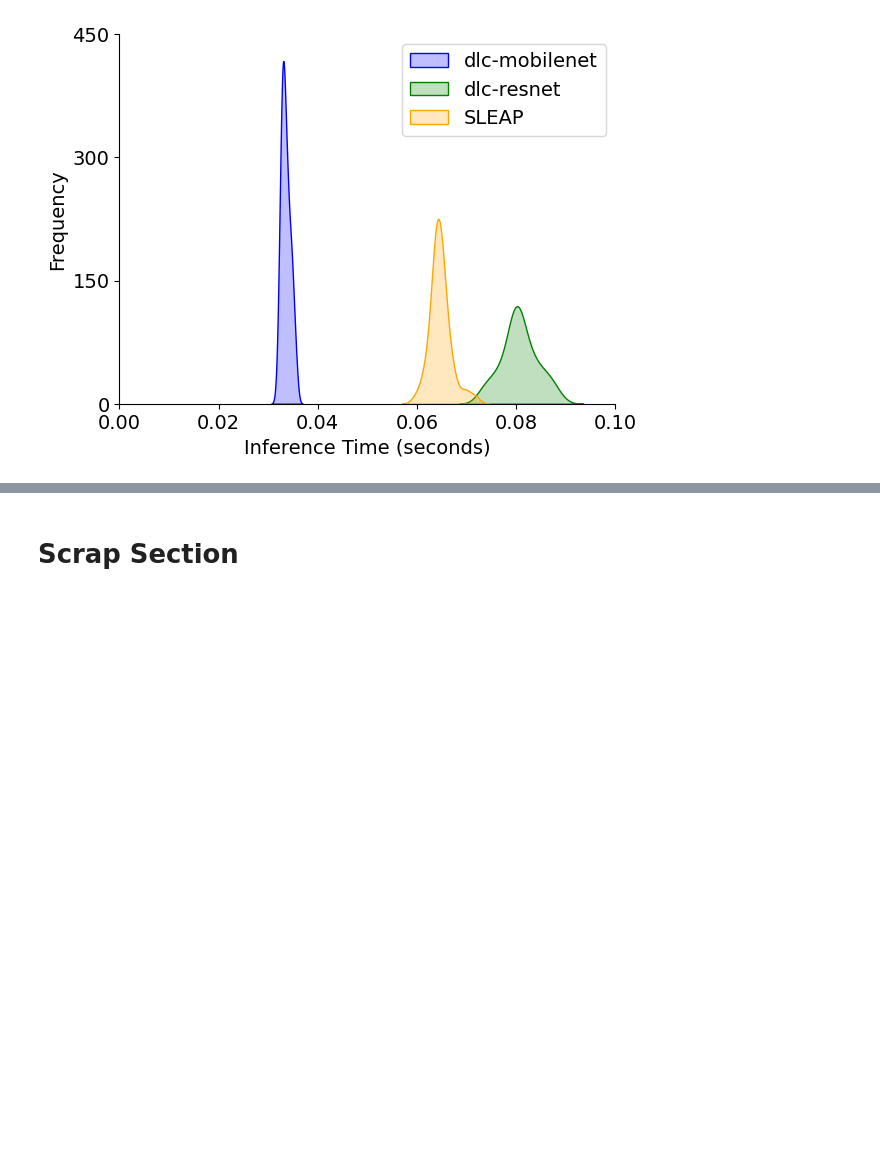
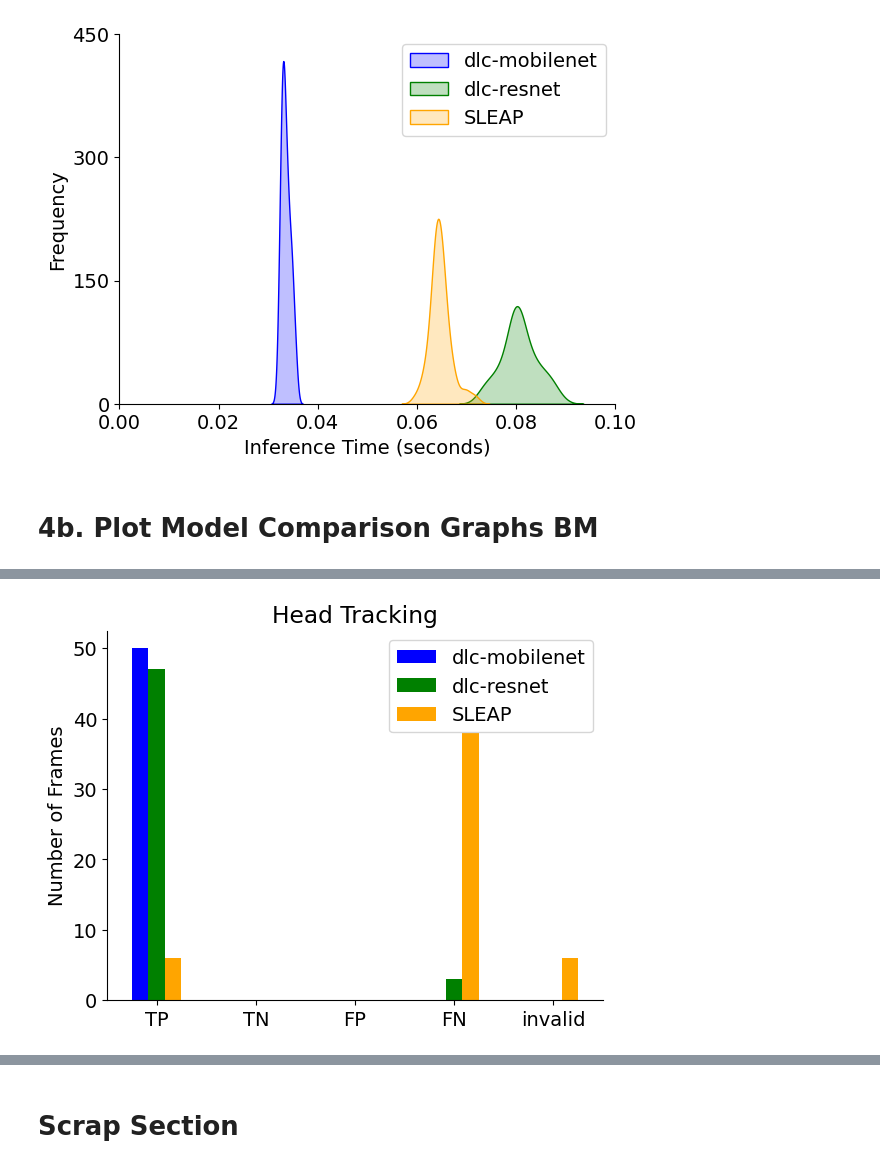
Before and after one commit to bsbrl/General_Helper_Codes, a Jupyter notebook: Model_Evaluation/Model_Evaluation_Plots.ipynb, the cells around one changed output, grey strips where cells are left out. Cells and saved outputs as stored; diff of their text form; code cells hidden in the pictures; blank space fills up the shorter version.

Commit message:
Added code to plot model comparison for other behaviors

```diff
--- a/Model_Evaluation/Model_Evaluation_Plots.ipynb
+++ b/Model_Evaluation/Model_Evaluation_Plots.ipynb
@@ -232,3 +232,10 @@ plt.show()
 # %% [output]
 WARNING:matplotlib.backends.backend_ps:The PostScript backend does not support transparency; partially transparent artists will be rendered opaque.
 [figure]
+# %% [markdown]
+# 4b. Plot Model Comparison Graphs BM
+# %%
+# Import csv files for head and tail comparisons
+dlc_r_ht = pd.read_csv("/Data/" + prefix + m1_r + b2 + suffix1)
+dlc_m_ht = pd.read_csv("/Data/" + prefix + m1_m + b2 + suffix1)
+SLEAP_ht = pd.read_csv("/Data/" + prefix + m2 + b2 + suffix1)
@@ -234,0 +247,24 @@ WARNING:matplotlib.backends.backend_ps:The PostScript backend does not support t
+# %%
+# COMPILE AND PLOT HEAD DATA
+
+mobilenet_head = list(dlc_m_ht['Head'])
+resnet_head = list(dlc_r_ht['Head'])
+sleap_head = list(SLEAP_ht['Head'])
+
+index = ['TP', 'TN', 'FP', 'FN', 'invalid']
+
+df_head = pd.DataFrame({'dlc-mobilenet': mobilenet_head,
+                   'dlc-resnet': resnet_head,
+                   'SLEAP': sleap_head}, index=index)
+
+colors=['blue', 'green', 'orange']
+ax = df_head.plot.bar(rot=0, color=colors)
+ax.set_ylabel('Number of Frames')
+ax.set_title('Head Tracking')
+
+# Save figure to disk
+model_name = "BM_Head_Tracking"
+plt.savefig("/Data/Plots/" + model_name + ".eps")
+
+plt.show()
+# %% [output]
@@ -234,0 +272 @@ WARNING:matplotlib.backends.backend_ps:The PostScript backend does not support t
+[figure, added]
```
Also changed, not shown: parts of 12 cells of this notebook.
